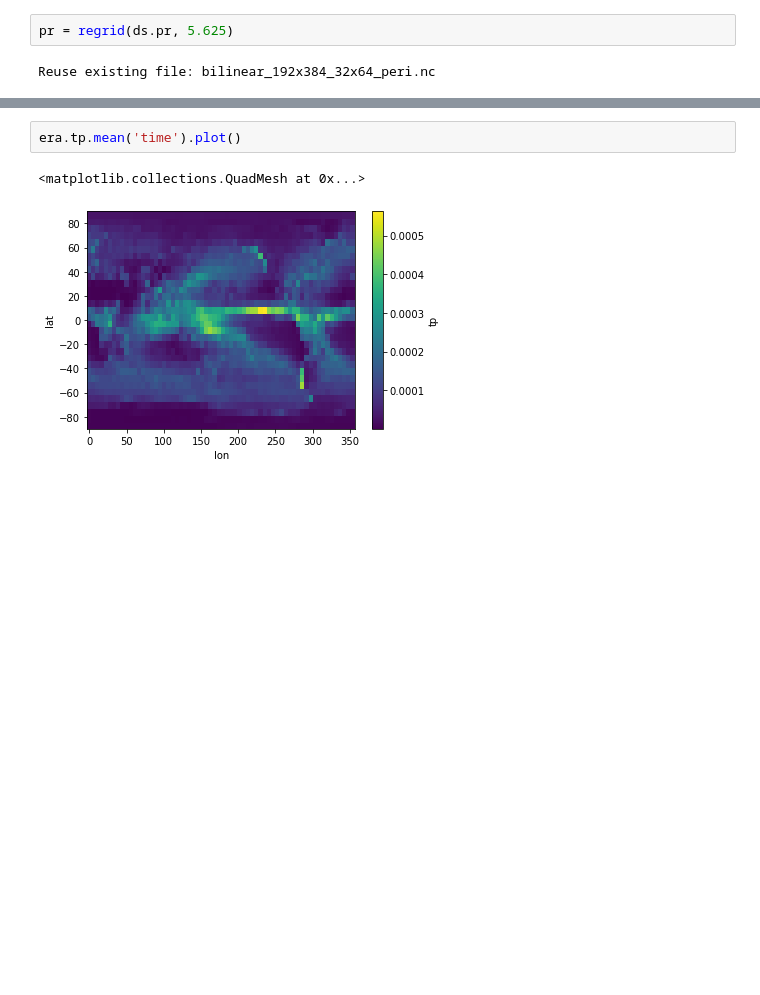
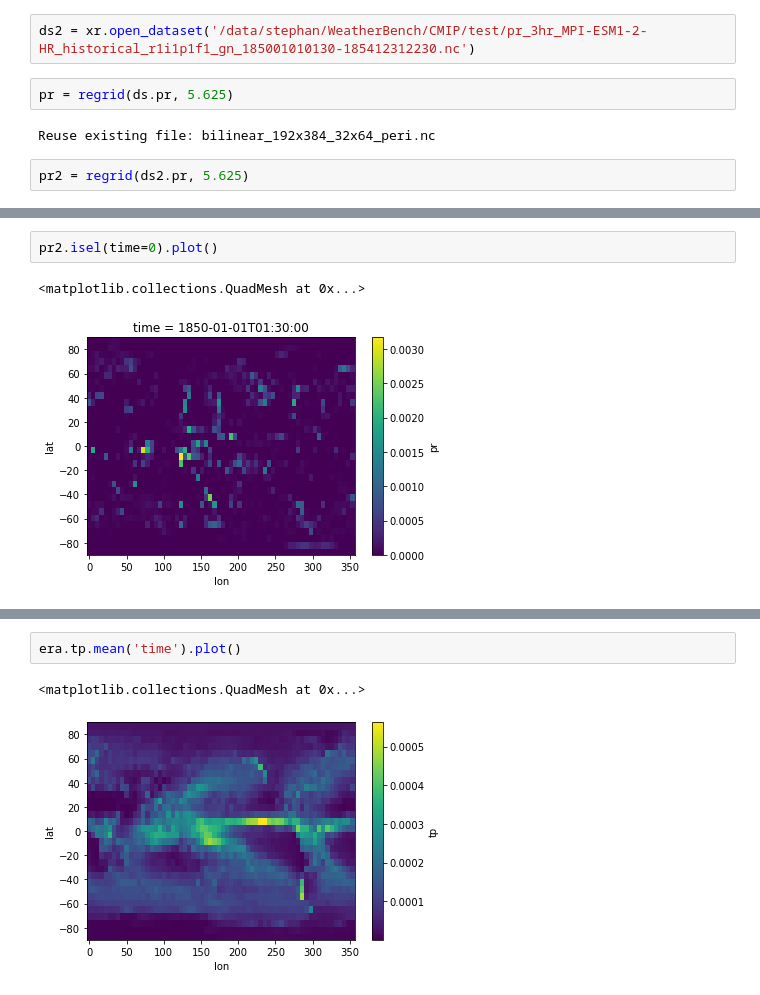
Before and after one commit to sagar-garg/WeatherBench, a Jupyter notebook: devlog/28-precip.ipynb, the cells around one changed output, grey strips where cells are left out. Saved outputs shown, nothing was run; the diff lists cells and outputs as text; blank space fills up the shorter version.

```diff
--- a/devlog/28-precip.ipynb
+++ b/devlog/28-precip.ipynb
@@ -49,4 +28,8 @@ Attributes:
+# %%
+ds2 = xr.open_dataset('/data/stephan/WeatherBench/CMIP/test/pr_3hr_MPI-ESM1-2-HR_historical_r1i1p1f1_gn_185001010130-185412312230.nc')
 # %%
 pr = regrid(ds.pr, 5.625)
 # %% [output]
 Reuse existing file: bilinear_192x384_32x64_peri.nc
+# %%
+pr2 = regrid(ds2.pr, 5.625)
@@ -54,0 +75,5 @@ pr_m = pr / 997 * 60 * 60
+# %%
+pr2.isel(time=0).plot()
+# %% [output]
+<matplotlib.collections.QuadMesh at 0x...>
+[figure, added]
```
Also changed, not shown: parts of 69 cells of this notebook, 26 other files.
